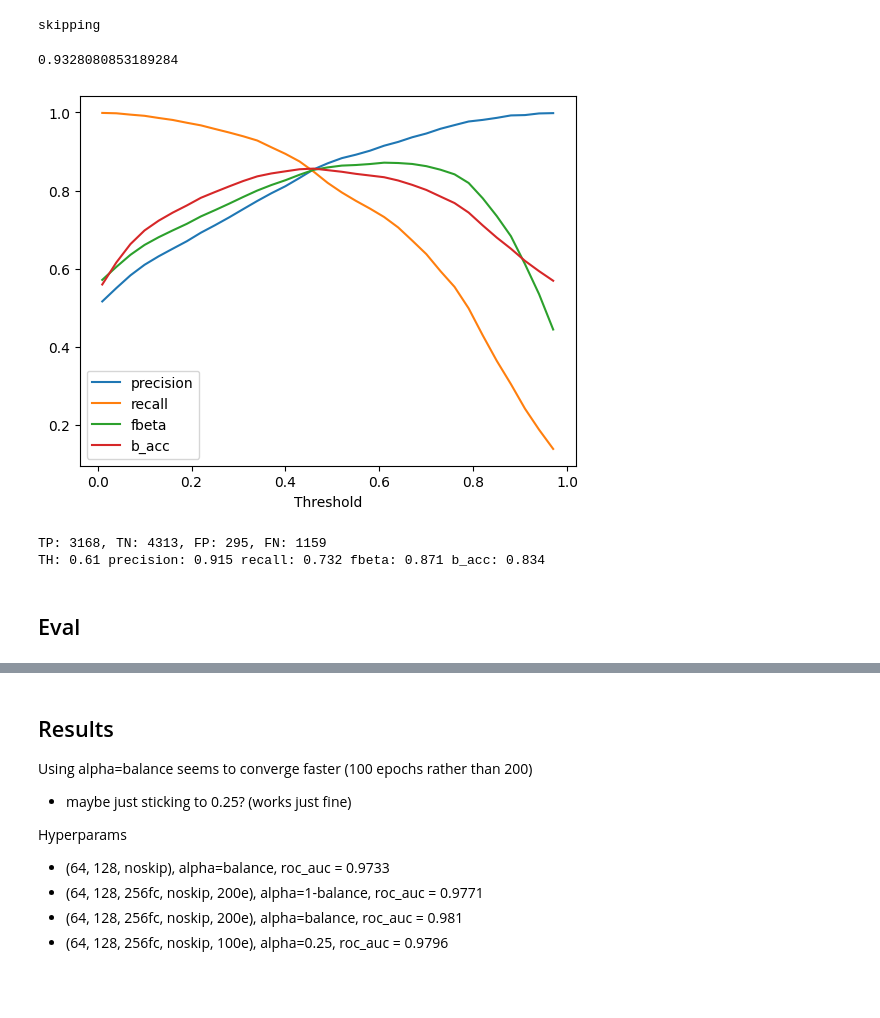
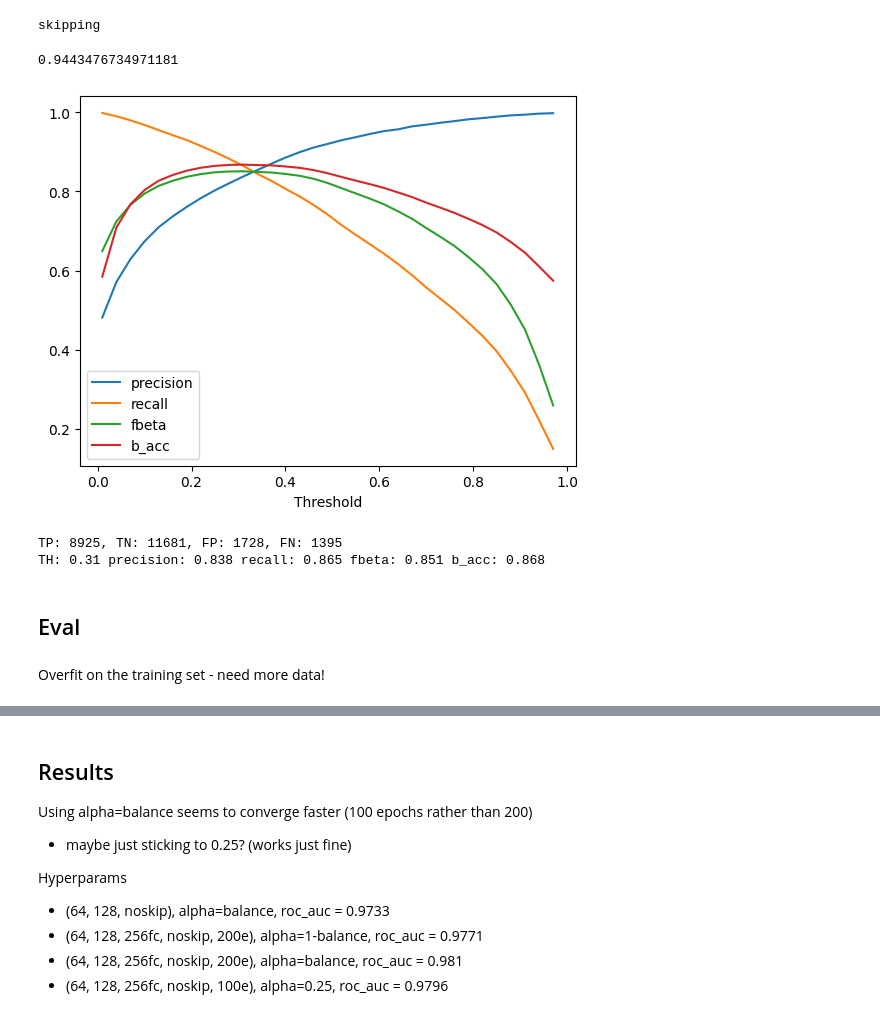
Before and after one commit to edcuba/TICLHack22_PatternReco, a Jupyter notebook: 7.model_trackster_graph_net.classification.ipynb, the cells around one changed output, grey strips where cells are left out. Saved outputs shown, nothing was run; the diff lists cells and outputs as text; code cells hidden in the pictures; blank space fills up the shorter version.

```diff
--- a/7.model_trackster_graph_net.classification.ipynb
+++ b/7.model_trackster_graph_net.classification.ipynb
@@ -58,9 +55,9 @@ ds = TracksterGraph(
     ds_name,
     data_root,
     raw_dir,
-    N_FILES=50,
+    N_FILES=200,
     pileup=True,
     radius=15,
-    bigT_e_th=5,
+    bigT_e_th=10,
 )
 # %%
@@ -81,34 +78,35 @@ Train graphs: 3150, Test graphs: 349, total: 3499
 # %%
 class TracksterGraphNet(nn.Module):
-    def __init__(self, input_dim, output_dim=1, dropout=0.2):
+    def __init__(self, input_dim, output_dim=2, dropout=0.2):
         super(TracksterGraphNet, self).__init__()
 
-        hdim1 = 32
-        hdim2 = 32
-        hdim3 = 32
+        self.norm = gnn.LayerNorm(input_dim)
+
+        hdim1 = 64
+        hdim2 = 64
+        hdim3 = 64
 
         hdim_fc = 256
 
         self.edgeconv1 = DynamicEdgeConvBlock(input_dim, hdim1)
         self.edgeconv2 = DynamicEdgeConvBlock(hdim1, hdim2)
-        self.edgeconv3 = DynamicEdgeConvBlock(hdim2, hdim3)
+        # self.edgeconv3 = DynamicEdgeConvBlock(hdim2, hdim3)
 
         # Edge features from node embeddings for classification
         self.nodenetwork = nn.Sequential(
             nn.Linear(hdim3, hdim_fc),
             nn.ReLU(),
             nn.Dropout(dropout),
-            nn.Linear(hdim_fc, 3),
-            nn.ReLU(),
-            nn.Linear(3, output_dim),
-            nn.Sigmoid()
+            nn.Linear(hdim_fc, output_dim),
+            nn.Softmax(dim=1),
         )
 
     def forward(self, X, batch=None):
-        H1 = self.edgeconv1(X, batch)
+        H0 = self.norm(X, batch)
+        H1 = self.edgeconv1(H0, batch)
         H2 = self.edgeconv2(H1, batch)
-        H3 = self.edgeconv3(H2, batch)
-        return self.nodenetwork(H3).squeeze(-1)
+        # H3 = self.edgeconv3(H2, batch)
+        return self.nodenetwork(H2)
 # %%
 def train_graph_classification(model, device, optimizer, loss_func, train_dl):
     train_loss = []
@@ -182,17 +180,19 @@ model.load_state_dict(torch.load(
     map_location=device
 ))
 model = model.to(device)
-# %%
-#%%script echo skipping
-print(roc_auc(model, device, test_dl))
-precision_recall_curve(model, device, test_dl, focus_metric="fbeta", beta=0.5, step=3, truth_threshold=0.5)
-# %% [output]
-0.9328080853189284
-[figure, removed]
-TP: 3168, TN: 4313, FP: 295, FN: 1159
-TH: 0.61 precision: 0.915 recall: 0.732 fbeta: 0.871 b_acc: 0.834
+# %%
+#%%script echo skipping - only evaluating foreground
+print(roc_auc(model, device, test_dl))
+precision_recall_curve(model, device, test_dl, focus_metric="fbeta", beta=1, step=3, truth_threshold=0.5)
+# %% [output]
+0.9443476734971181
+[figure, added]
+TP: 8925, TN: 11681, FP: 1728, FN: 1395
+TH: 0.31 precision: 0.838 recall: 0.865 fbeta: 0.851 b_acc: 0.868
 # %% [markdown]
 ## Eval
+# %% [markdown]
+Overfit on the training set - need more data!
 # %%
 import uproot
 import matplotlib.pyplot as plt
```
Also changed, not shown: parts of 12 cells of this notebook, 1 other file.
